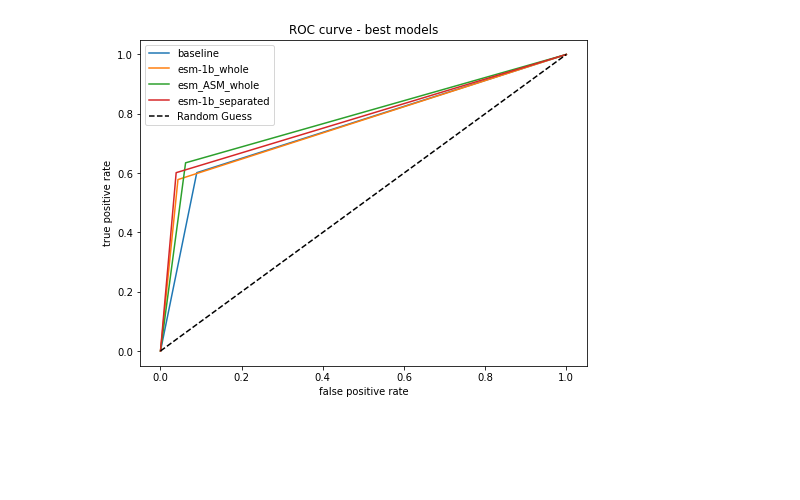
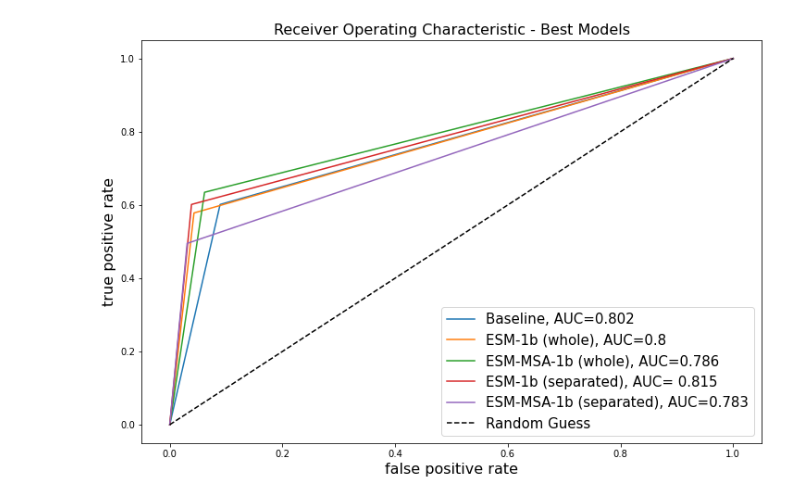
Before and after one commit to gulsude/02456_TCR-pMHC, a Jupyter notebook: plots/ROC curve.ipynb, the cells around one changed output. Saved outputs shown, nothing was run; the diff lists cells and outputs as text; code cells hidden in the pictures; blank space fills up the shorter version.

Commit message:
ROC curve is expanded with msa separated csv

```diff
--- a/plots/ROC curve.ipynb
+++ b/plots/ROC curve.ipynb
@@ -18,29 +18,41 @@ from sklearn.metrics import matthews_corrcoef
 import torch.optim as optim  # For all Optimization algorithms, SGD, Adam, etc.
 import torch.nn.functional as F  # All functions that don't have any parameters
 from sklearn.metrics import accuracy_score, roc_auc_score, roc_curve, auc
+# %%
+auc_baseline= round(0.8024300895469847,3)
+auc_esm1b_whole = round(0.7996652072194964,3)
+auc_msa_whole = round(0.7863706702456126,3)
+auc_esm1b_separated = round(0.8152442557186126,3)
+auc_msa_separated = round(0.7831034153997345,3)
+
+legend_list = ["Baseline, AUC="+str(auc_baseline), "ESM-1b (whole), AUC="+str(auc_esm1b_whole), "ESM-MSA-1b (whole), AUC="+str(auc_msa_whole), "ESM-1b (separated), AUC= "+str(auc_esm1b_separated), "ESM-MSA-1b (separated), AUC="+str(auc_msa_separated)]
 # %%
-modelNameList = ["baseline", "esm-1b_whole", "esm_ASM_whole", "esm-1b_separated"]
+modelNameList = ["baseline", "esm1b_whole", "msa_whole", "esm1b_separated", "msa_separated"]
 # %%
-plt.figure(figsize=(8,6))
+plt.figure(figsize=(12,8))
 
 for i in range (len(modelNameList)):
 
     #Open file
     results = pd.read_csv("{}.csv".format(modelNameList[i]))
 
     #calculate ROC curve values
     fpr, tpr, thres = roc_curve(results['target'], results['pred'])
 
 
     # plot roc curve
-    plt.plot(fpr, tpr, label=modelNameList[i])
+    plt.plot(fpr, tpr, label=legend_list[i])
+
+params = {'legend.fontsize': 15,
+          'legend.handlelength': 2}
+plt.rcParams.update(params)
 
 plt.plot([0,1],[0,1], "k--", label='Random Guess')
-plt.xlabel("false positive rate")
-plt.ylabel("true positive rate")
-plt.legend(loc="best")
-plt.title("ROC curve - best models")
+plt.xlabel("false positive rate", fontsize=16)
+plt.ylabel("true positive rate", fontsize=16)
+plt.legend(loc= 'lower right')
+plt.title("Receiver Operating Characteristic - Best Models", fontsize=16)
 plt.savefig("ROC_curve.png")
 plt.show()
 # %% [output]
-[figure, old version]
+[figure, new version]
```
Also changed, not shown: 5 other files.
